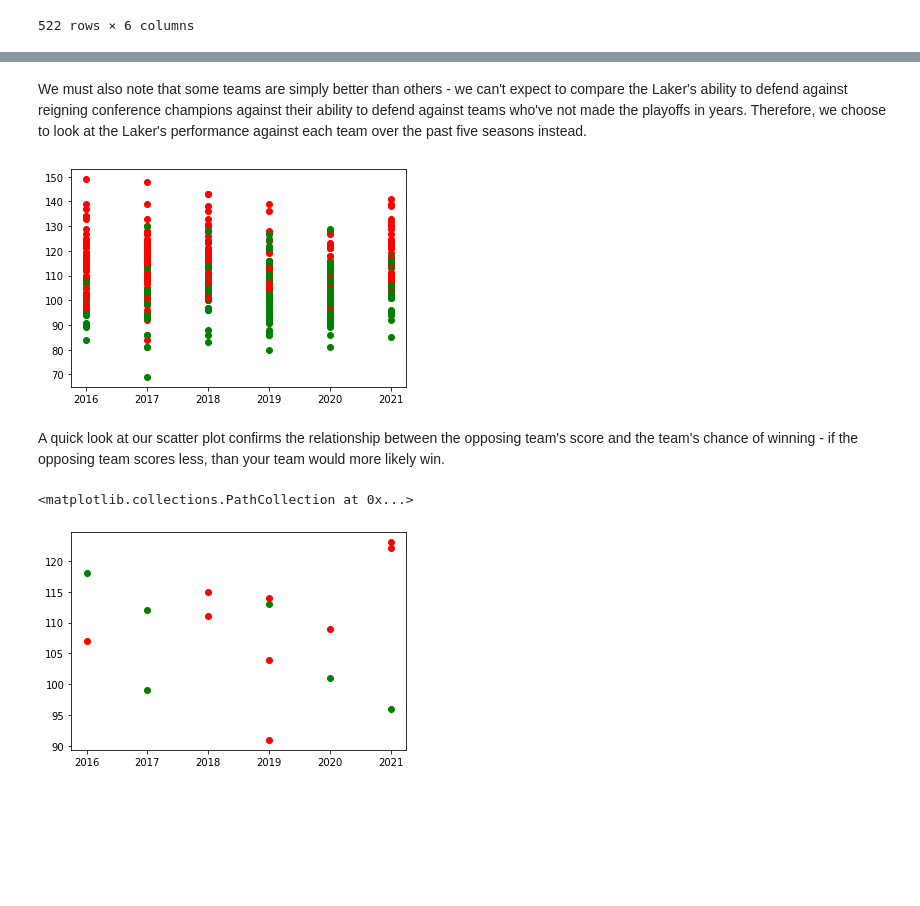
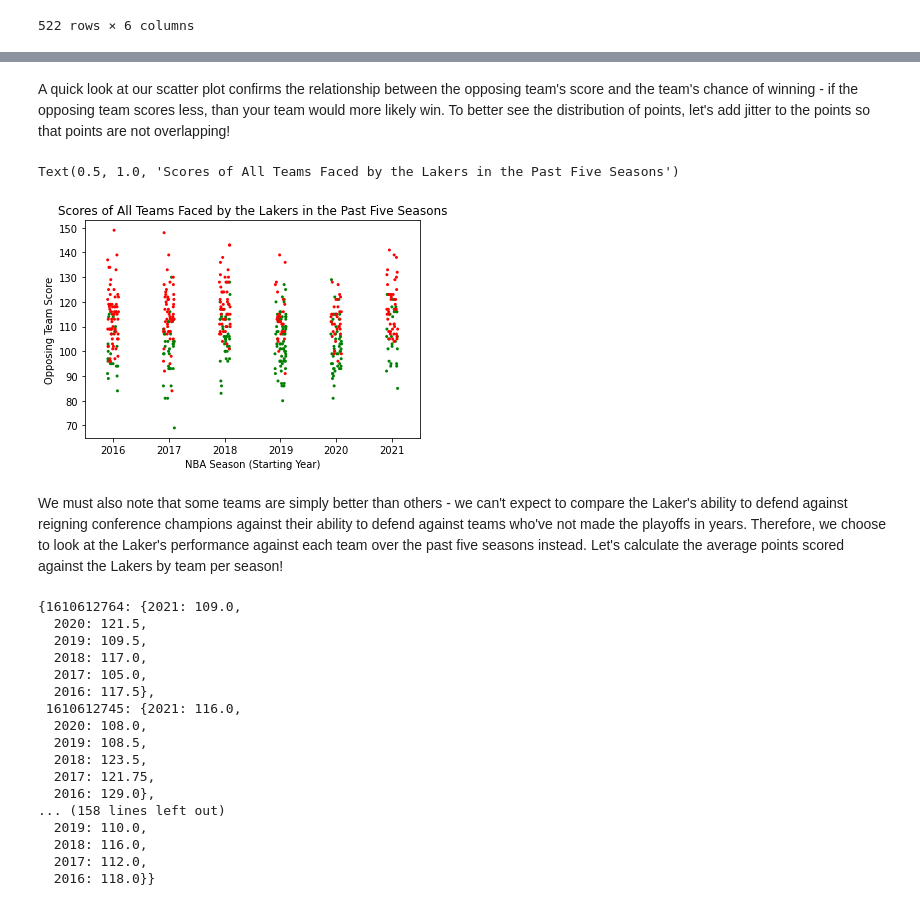
Before and after one commit to andrewyuantw/LakersAnalysis, a Jupyter notebook: Code/Defense.ipynb, the cells around one changed output, grey strips where cells are left out. Drawn from its saved outputs; the diff is of its cells as text; code cells hidden in the pictures; blank space fills up the shorter version.

```diff
--- a/Code/Defense.ipynb
+++ b/Code/Defense.ipynb
@@ -132,28 +146,49 @@ cleaned_lakers
+# %% [markdown]
+A quick look at our scatter plot confirms the relationship between the opposing team's score and the team's chance of winning - if the opposing team scores less, than your team would more likely win. To better see the distribution of points, let's add jitter to the points so that points are not overlapping!
+# %%
+import seaborn as sns
+
+jitter_graph = sns.stripplot(data =wins_df, x="SEASON", y="OPPOSING_PTS", jitter=0.1, size=3, color = 'green')
+jitter_graph = sns.stripplot(data =lose_df, x="SEASON", y="OPPOSING_PTS", jitter=0.1, size=3, color = 'red')
+
+jitter_graph.set_xlabel("NBA Season (Starting Year)")
+jitter_graph.set_ylabel("Opposing Team Score")
+jitter_graph.set_title('Scores of All Teams Faced by the Lakers in the Past Five Seasons')
+# %% [output]
+Text(0.5, 1.0, 'Scores of All Teams Faced by the Lakers in the Past Five Seasons')
+[figure, added]
 # %% [markdown]
-We must also note that some teams are simply better than others - we can't expect to compare the Laker's ability to defend against reigning conference champions against their ability to defend against teams who've not made the playoffs in years. Therefore, we choose to look at the Laker's performance against each team over the past five seasons instead.
+We must also note that some teams are simply better than others - we can't expect to compare the Laker's ability to defend against reigning conference champions against their ability to defend against teams who've not made the playoffs in years. Therefore, we choose to look at the Laker's performance against each team over the past five seasons instead. Let's calculate the average points scored against the Lakers by team per season!
-# %%
-import matplotlib.pyplot as plt
-
-team_names = cleaned_lakers["OPPOSING_TEAM_ID"].unique()
-
-for team_name in team_names:
-    curr_df = cleaned_lakers[cleaned_lakers["OPPOSING_TEAM_ID"] == team_name]
-    wins_df = curr_df[curr_df["LAKERS_WIN"] == 1]
-    lose_df = curr_df[curr_df["LAKERS_WIN"] == 0]
-    plt.scatter(wins_df["SEASON"], wins_df["OPPOSING_PTS"], color = 'green')
-    plt.scatter(lose_df["SEASON"], lose_df["OPPOSING_PTS"], color = 'red')
-# %% [output]
-[figure, removed]
-# %% [markdown]
-A quick look at our scatter plot confirms the relationship between the opposing team's score and the team's chance of winning - if the opposing team scores less, than your team would more likely win.
-# %%
-NETS_TEAM_ID = 1610612751
-
-curr_df = cleaned_lakers[cleaned_lakers["OPPOSING_TEAM_ID"] == NETS_TEAM_ID]
-wins_df = curr_df[curr_df["LAKERS_WIN"] == 1]
-lose_df = curr_df[curr_df["LAKERS_WIN"] == 0]
-plt.scatter(wins_df["SEASON"], wins_df["OPPOSING_PTS"], color = 'green')
-plt.scatter(lose_df["SEASON"], lose_df["OPPOSING_PTS"], color = 'red')
-# %% [output]
-<matplotlib.collections.PathCollection at 0x...>
-[figure, removed]
+# %%
+unique_years = cleaned_lakers["SEASON"].unique()
+teams = cleaned_lakers["OPPOSING_TEAM_ID"].unique()
+
+team_score_map = {}
+for team in teams:
+    team_df = cleaned_lakers[cleaned_lakers.OPPOSING_TEAM_ID == team]
+    scores_per_year = {}
+    for year  in unique_years:
+        curr_df = team_df[team_df.SEASON == year]
+        average_score = curr_df["OPPOSING_PTS"].mean()
+        scores_per_year[year] = average_score
+    team_score_map[team] = scores_per_year
+
+team_score_map
+# %% [output]
+{1610612764: {2021: 109.0,
+  2020: 121.5,
+  2019: 109.5,
+  2018: 117.0,
+  2017: 105.0,
+  2016: 117.5},
+ 1610612745: {2021: 116.0,
+  2020: 108.0,
+  2019: 108.5,
+  2018: 123.5,
+  2017: 121.75,
+  2016: 129.0},
+... (158 lines left out)
+  2019: 110.0,
+  2018: 116.0,
+  2017: 112.0,
+  2016: 118.0}}
```
Also changed, not shown: parts of 7 cells of this notebook, 1 other file.
